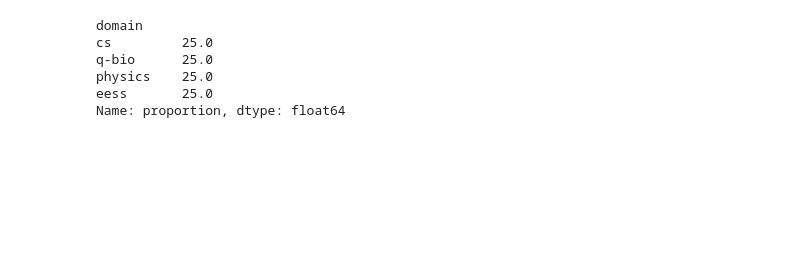
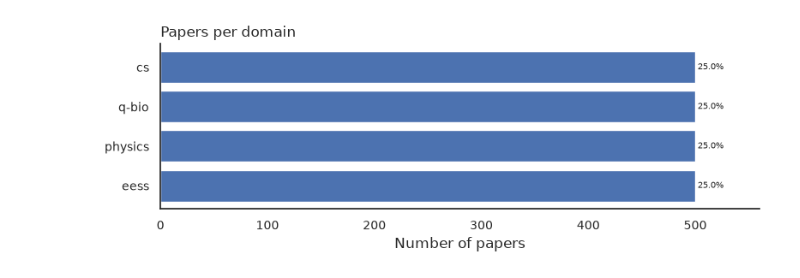
Before and after one commit to 3alae-22/Arix-Research-Paper-Recommendation-System, a Jupyter notebook: notebooks/02_visualization.ipynb, the cells around one changed output. Drawn from its saved outputs; the diff is of its cells as text; code cells hidden in the pictures; blank space fills up the shorter version.

```diff
--- a/notebooks/02_visualization.ipynb
+++ b/notebooks/02_visualization.ipynb
@@ -30,10 +38,28 @@ df.head()
+# %%
+def plot_category_counts(series, title):
+    """Horizontal bars for how often each value occurs, rarest at the bottom."""
+    counts = series.value_counts()
+    share = counts / len(series) * 100
+    names = [str(name) for name in counts.index]
+
+    _, ax = plt.subplots(figsize=(8, max(3, 0.22 * len(counts))))
+    ax.barh(names[::-1], counts.values[::-1], color="#4c72b0")
+    ax.bar_label(
+        ax.containers[0],
+        labels=[f"{pct:.1f}%" for pct in share.values[::-1]],
+        padding=2,
+        fontsize=7,
+    )
+
+    ax.set_title(title, loc="left")
+    ax.set_xlabel("Number of papers")
+    ax.tick_params(labelsize=6 if len(counts) > 20 else 10)
+    ax.margins(x=0.12)
+    sns.despine()
+    plt.tight_layout()
+    plt.show()
 # %%
-df["domain"].value_counts(normalize=True).mul(100).round(2)
+plot_category_counts(df["domain"], "Papers per domain")
 # %% [output]
-domain
-cs         25.0
-q-bio      25.0
-physics    25.0
-eess       25.0
-Name: proportion, dtype: float64
+[figure, added]
 # %%
```
Also changed, not shown: parts of 16 cells of this notebook, 4 other files.
